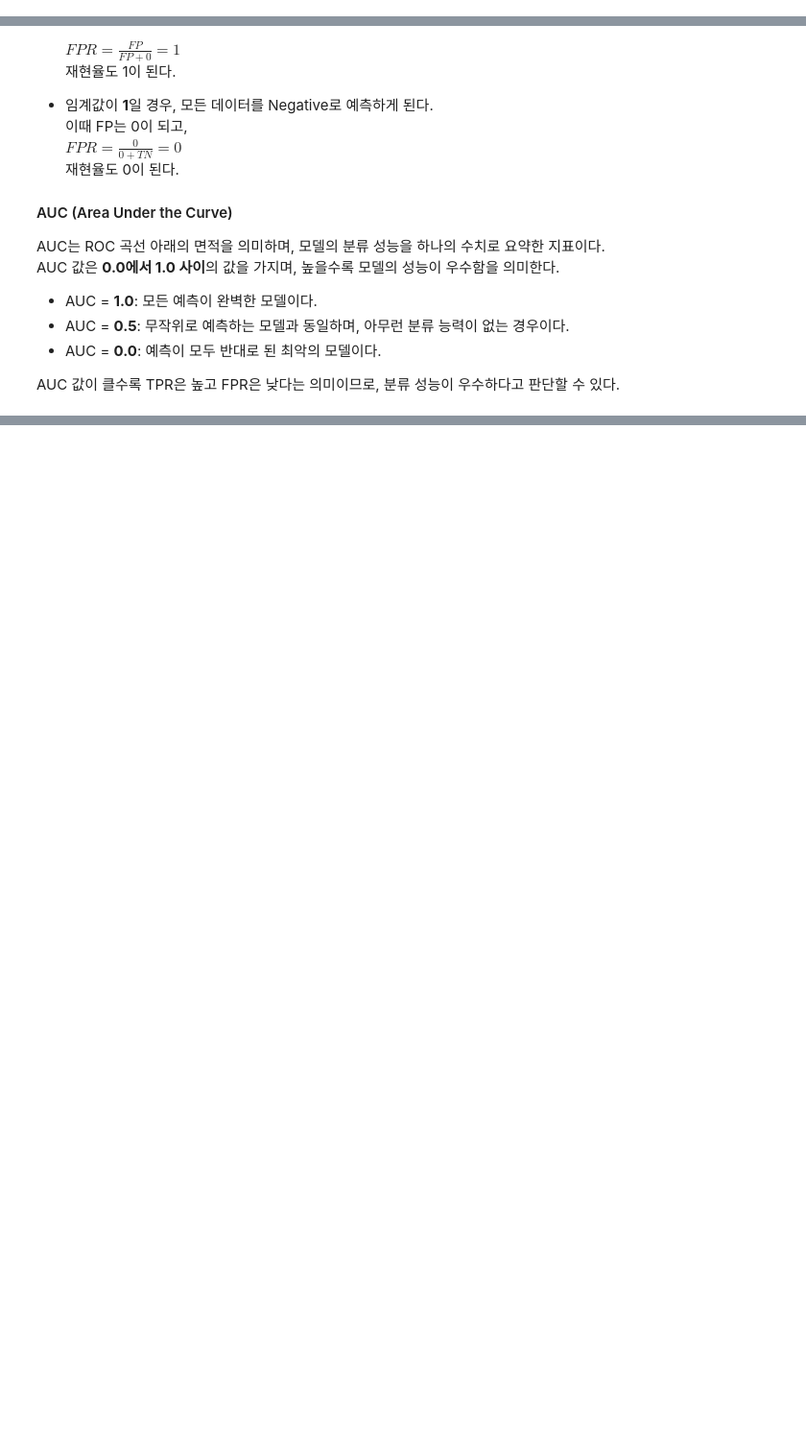
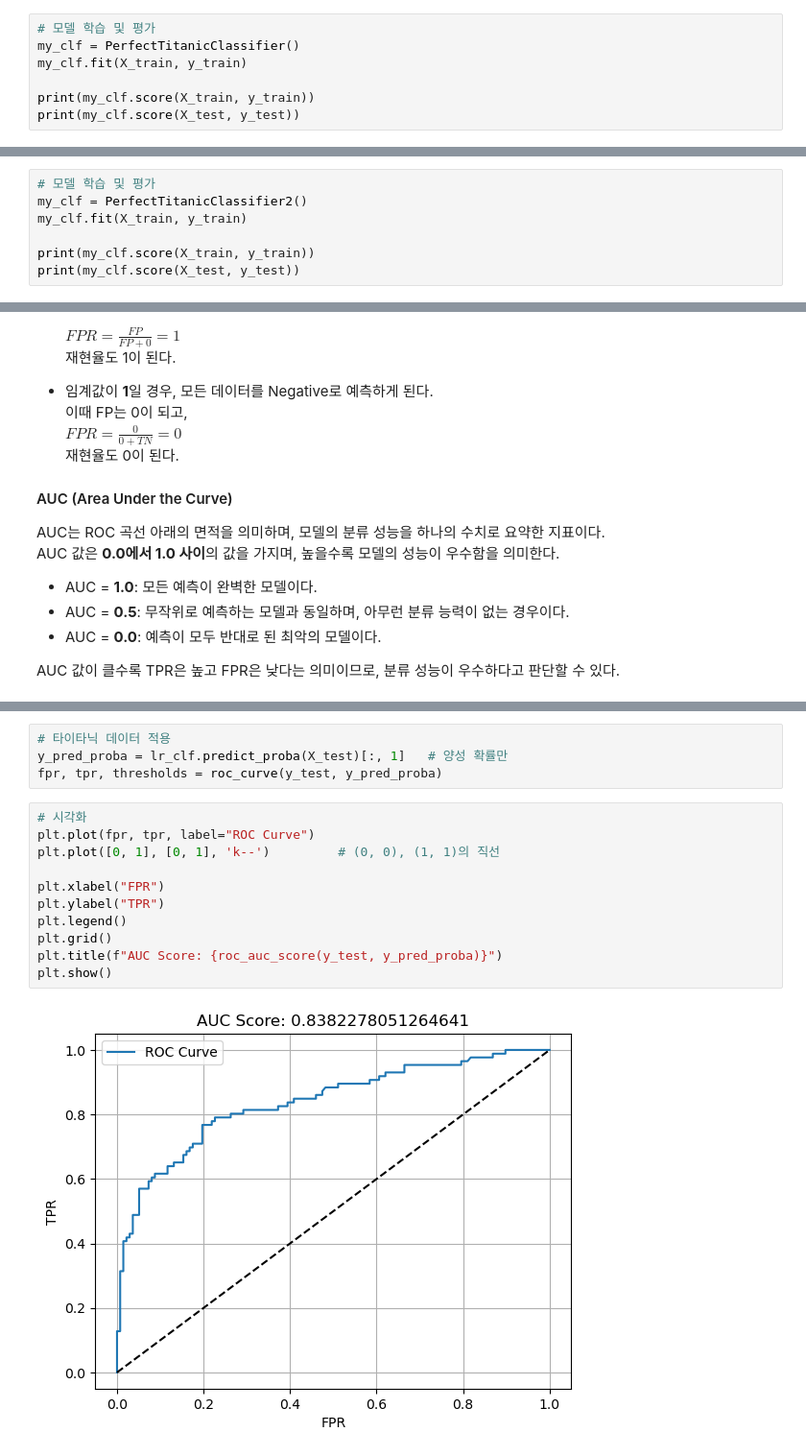
Before and after one commit to j-ai-616/05_machine_learning, a Jupyter notebook: 02_ml_basics/03_01_classification_evaluation.ipynb, the cells around one changed output, grey strips where cells are left out. Shown at 96% size. Cells and saved outputs as stored; diff of their text form; blank space fills up the shorter version.

```diff
--- a/02_ml_basics/03_01_classification_evaluation.ipynb
+++ b/02_ml_basics/03_01_classification_evaluation.ipynb
@@ -37,0 +150,7 @@ $ \text { Accuracy }=\frac{990}{1000}=99 \% $
+# %%
+# 모델 학습 및 평가
+my_clf = PerfectTitanicClassifier()
+my_clf.fit(X_train, y_train)
+
+print(my_clf.score(X_train, y_train))
+print(my_clf.score(X_test, y_test))
@@ -37,0 +193,7 @@ $ \text { Accuracy }=\frac{990}{1000}=99 \% $
+# %%
+# 모델 학습 및 평가
+my_clf = PerfectTitanicClassifier2()
+my_clf.fit(X_train, y_train)
+
+print(my_clf.score(X_train, y_train))
+print(my_clf.score(X_test, y_test))
@@ -157 +590,18 @@ AUC 값이 클수록 TPR은 높고 FPR은 낮다는 의미이므로, 분류 성
+# %%
+# 타이타닉 데이터 적용
+y_pred_proba = lr_clf.predict_proba(X_test)[:, 1]   # 양성 확률만
+fpr, tpr, thresholds = roc_curve(y_test, y_pred_proba)
+# %%
+# 시각화
+plt.plot(fpr, tpr, label="ROC Curve")
+plt.plot([0, 1], [0, 1], 'k--')         # (0, 0), (1, 1)의 직선
+
+plt.xlabel("FPR")
+plt.ylabel("TPR")
+plt.legend()
+plt.grid()
+plt.title(f"AUC Score: {roc_auc_score(y_test, y_pred_proba)}")
+plt.show()
+# %% [output]
+[figure, added]
 # %% [markdown]
```
Also changed, not shown: parts of 28 cells of this notebook, 14 other files.
